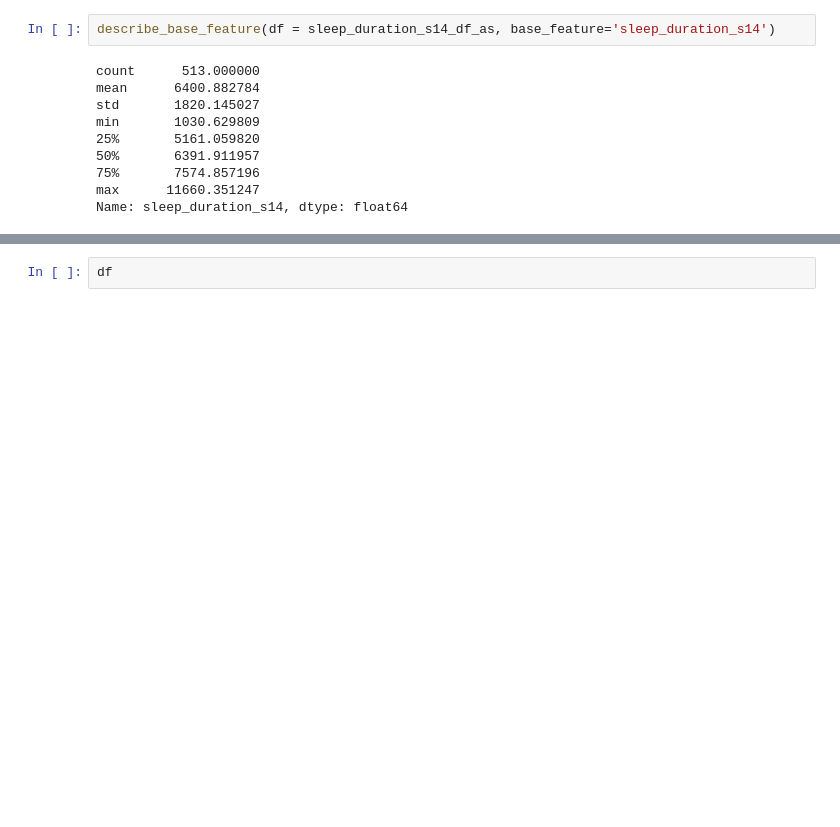
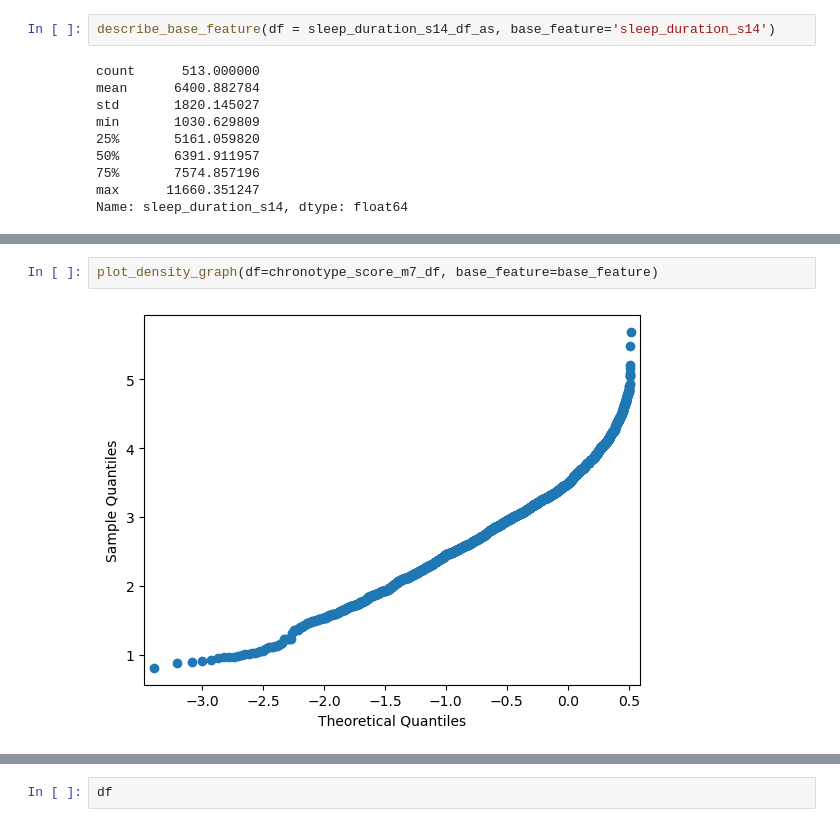
Before and after one commit to paragjadhav14/HR_ML_model_building, a Jupyter notebook: inference_v1_21_03_2025_aashi.ipynb, the cells around one changed output, grey strips where cells are left out. Drawn from its saved outputs; the diff is of its cells as text; blank space fills up the shorter version.

```diff
--- a/inference_v1_21_03_2025_aashi.ipynb
+++ b/inference_v1_21_03_2025_aashi.ipynb
@@ -1053,0 +1406,4 @@ Name: sleep_duration_s14, dtype: float64
+# %%
+plot_density_graph(df=chronotype_score_m7_df, base_feature=base_feature)
+# %% [output]
+[figure, added]
```
Also changed, not shown: parts of 54 cells of this notebook.
